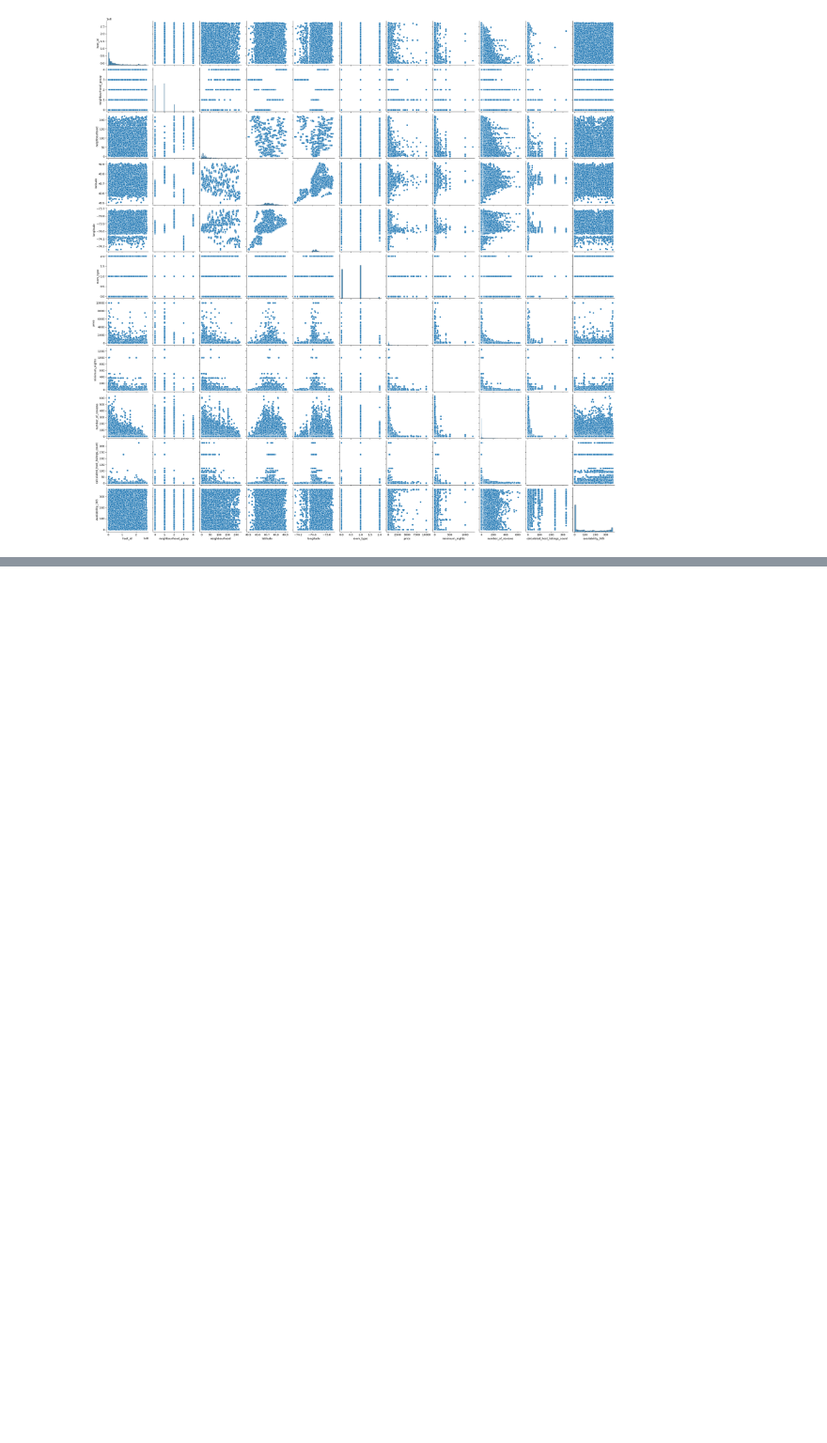
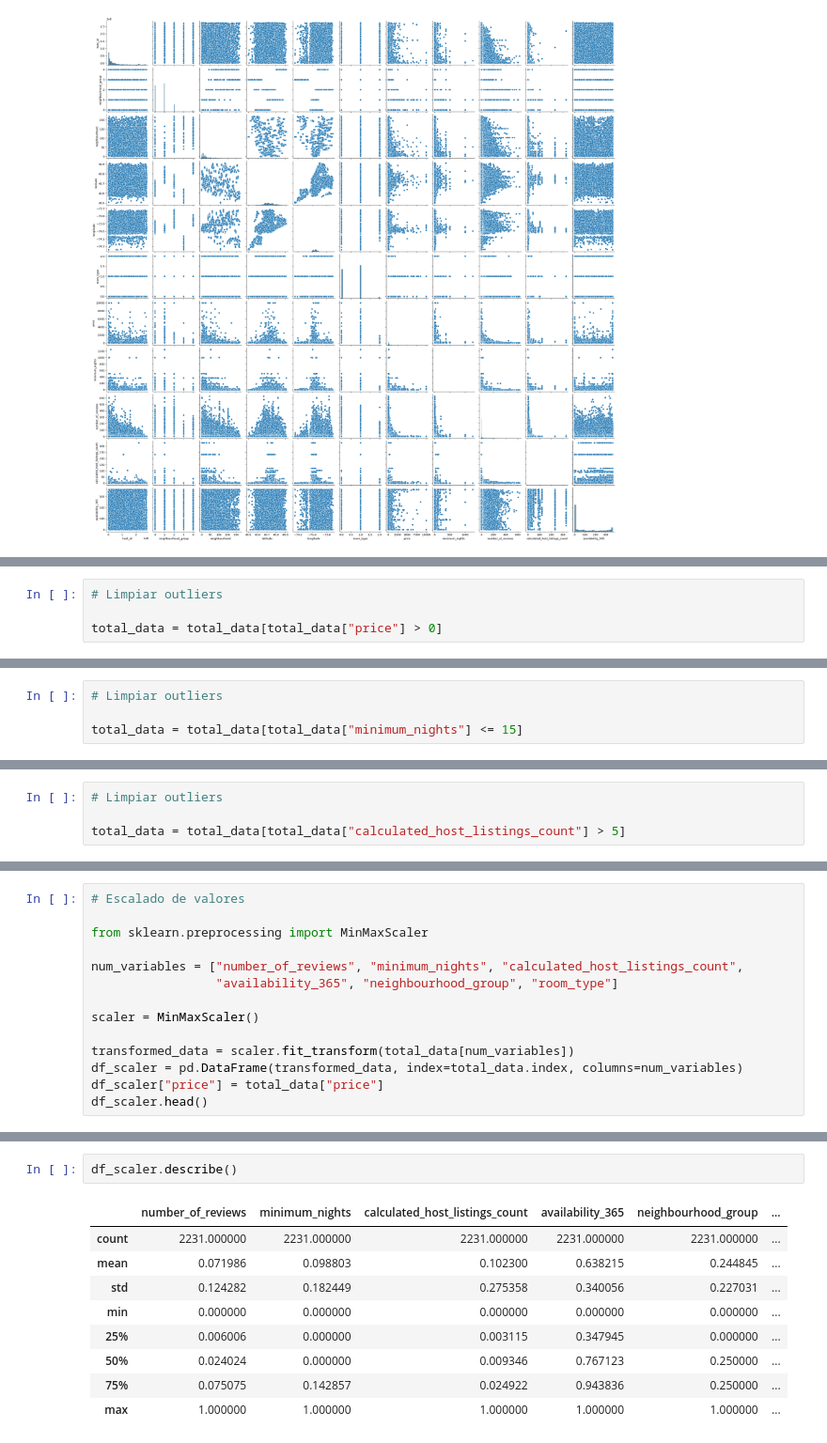
Before and after one commit to jatv93/procesamiento-de-datos, a Jupyter notebook: src/explore.ipynb, the cells around one changed output, grey strips where cells are left out. Shown at 94% size. Cells and saved outputs as stored; diff of their text form; blank space fills up the shorter version.

```diff
--- a/src/explore.ipynb
+++ b/src/explore.ipynb
@@ -205,0 +260,4 @@ sns.pairplot(data = total_data)
+# %%
+# Limpiar outliers
+
+total_data = total_data[total_data["price"] > 0]
@@ -205,0 +296,4 @@ sns.pairplot(data = total_data)
+# %%
+# Limpiar outliers
+
+total_data = total_data[total_data["minimum_nights"] <= 15]
@@ -205,0 +392,4 @@ sns.pairplot(data = total_data)
+# %%
+# Limpiar outliers
+
+total_data = total_data[total_data["calculated_host_listings_count"] > 5]
@@ -205,0 +413,14 @@ sns.pairplot(data = total_data)
+# %%
+# Escalado de valores
+
+from sklearn.preprocessing import MinMaxScaler
+
+num_variables = ["number_of_reviews", "minimum_nights", "calculated_host_listings_count",
+                 "availability_365", "neighbourhood_group", "room_type"]
+
+scaler = MinMaxScaler()
+
+transformed_data = scaler.fit_transform(total_data[num_variables])
+df_scaler = pd.DataFrame(transformed_data, index=total_data.index, columns=num_variables)
+df_scaler["price"] = total_data["price"]
+df_scaler.head()
@@ -205,0 +434,12 @@ sns.pairplot(data = total_data)
+# %%
+df_scaler.describe()
+# %% [output]
+|  | number_of_reviews | minimum_nights | calculated_host_listings_count | availability_365 | neighbourhood_group | ... |
+| count | 2231.000000 | 2231.000000 | 2231.000000 | 2231.000000 | 2231.000000 | ... |
+| mean | 0.071986 | 0.098803 | 0.102300 | 0.638215 | 0.244845 | ... |
+| std | 0.124282 | 0.182449 | 0.275358 | 0.340056 | 0.227031 | ... |
+| min | 0.000000 | 0.000000 | 0.000000 | 0.000000 | 0.000000 | ... |
+| 25% | 0.006006 | 0.000000 | 0.003115 | 0.347945 | 0.000000 | ... |
+| 50% | 0.024024 | 0.000000 | 0.009346 | 0.767123 | 0.250000 | ... |
+| 75% | 0.075075 | 0.142857 | 0.024922 | 0.943836 | 0.250000 | ... |
+| max | 1.000000 | 1.000000 | 1.000000 | 1.000000 | 1.000000 | ... |
```
Also changed, not shown: parts of 16 cells of this notebook.
